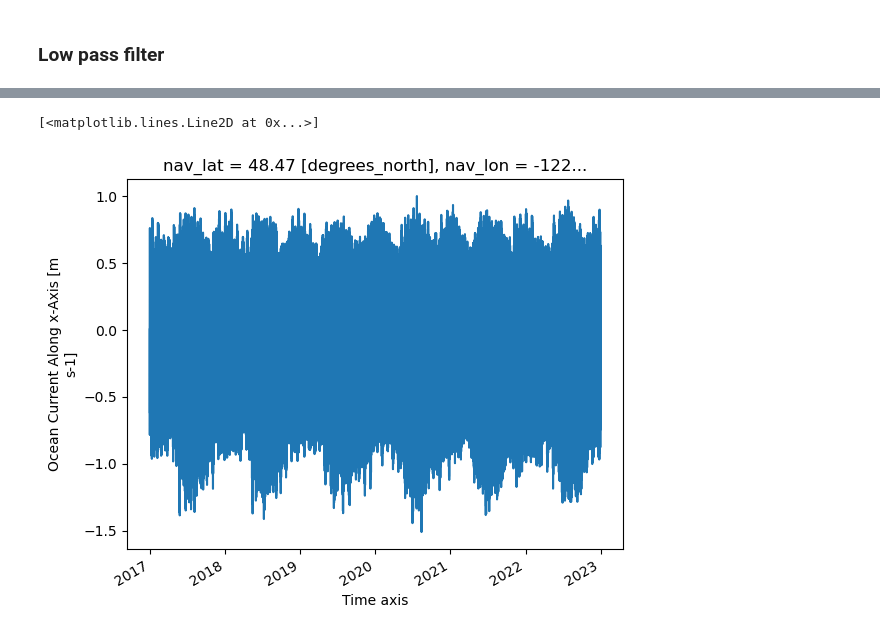
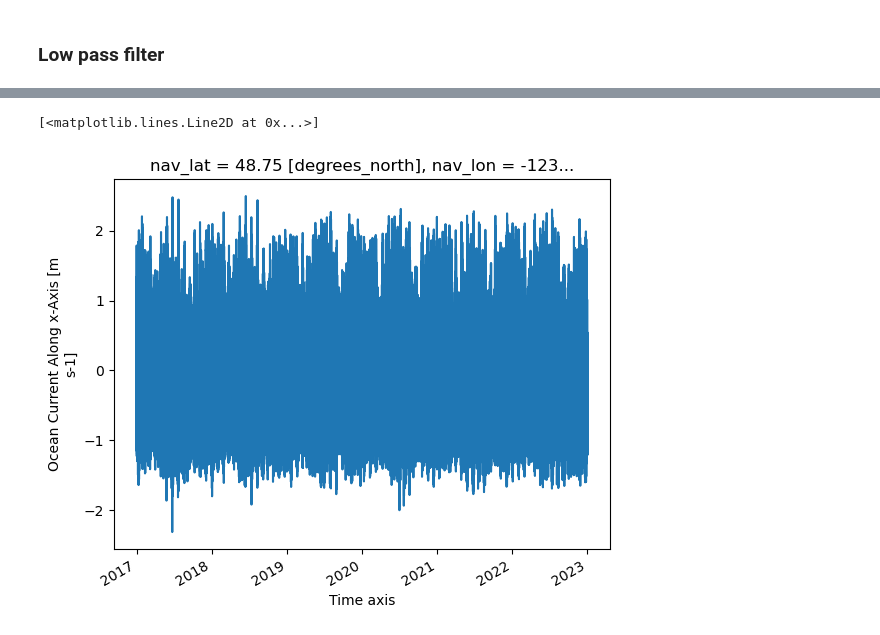
Before and after one commit to SalishSeaCast/analysis-camryn, a Jupyter notebook: notebooks/tidal_analysis.ipynb, the cells around one changed output, grey strips where cells are left out. Drawn from its saved outputs; the diff is of its cells as text; code cells hidden in the pictures.

```diff
--- a/notebooks/tidal_analysis.ipynb
+++ b/notebooks/tidal_analysis.ipynb
@@ -70,9 +75,9 @@ velocity_year.plot()
 # %%
-velocity = xr.open_dataset('velocity_2018-22_ros.nc')
+velocity = xr.open_dataset('velocity_2018-22_BP.nc')
 velocity.vozocrtx.plot()
 # %% [output]
 [<matplotlib.lines.Line2D at 0x...>]
-[figure, old version]
+[figure, new version]
 # %%
 vel_squared = velocity*velocity
 
```
Also changed, not shown: parts of 6 cells of this notebook.
